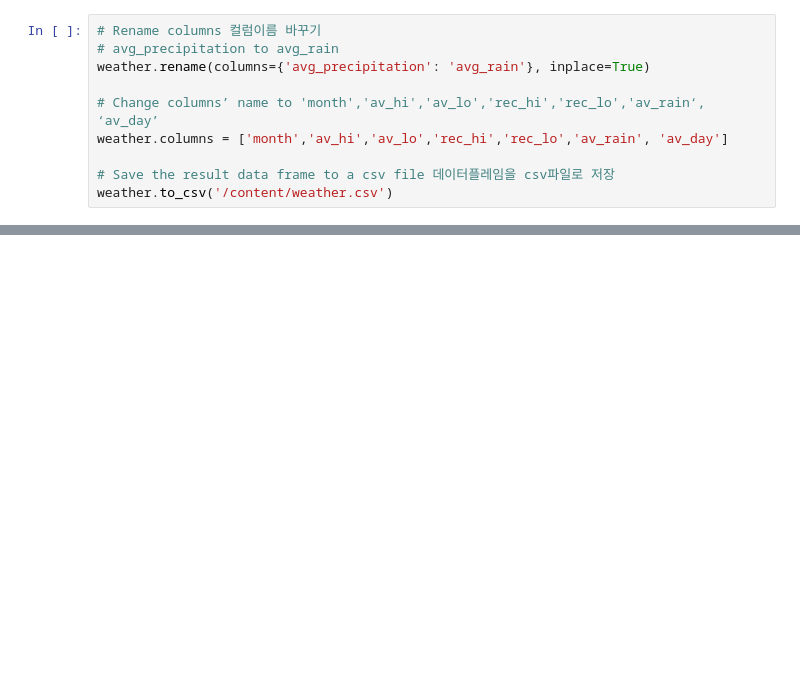
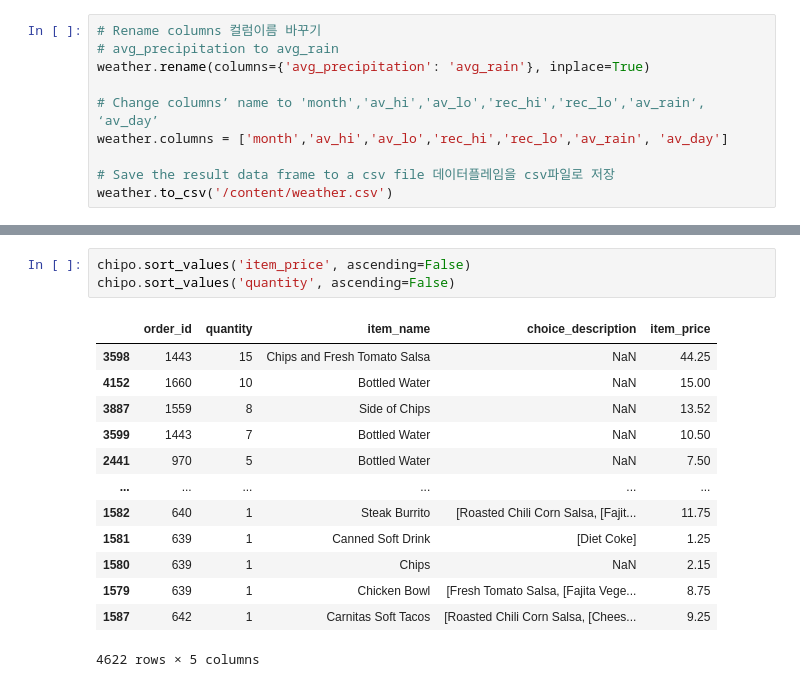
Before and after one commit to denverkim/ALGORITHM, a Jupyter notebook: LAB4.ipynb, the cells around one changed output, grey strips where cells are left out. Drawn from its saved outputs; the diff is of its cells as text; blank space fills up the shorter version.

```diff
--- a/LAB4.ipynb
+++ b/LAB4.ipynb
@@ -181,0 +193,17 @@ weather.to_csv('/content/weather.csv')
+# %%
+chipo.sort_values('item_price', ascending=False)
+chipo.sort_values('quantity', ascending=False)
+# %% [output]
+|  | order_id | quantity | item_name | choice_description | item_price |
+| 3598 | 1443 | 15 | Chips and Fresh Tomato Salsa | NaN | 44.25 |
+| 4152 | 1660 | 10 | Bottled Water | NaN | 15.00 |
+| 3887 | 1559 | 8 | Side of Chips | NaN | 13.52 |
+| 3599 | 1443 | 7 | Bottled Water | NaN | 10.50 |
+| 2441 | 970 | 5 | Bottled Water | NaN | 7.50 |
+| ... | ... | ... | ... | ... | ... |
+| 1582 | 640 | 1 | Steak Burrito | [Roasted Chili Corn Salsa, [Fajit... | 11.75 |
+| 1581 | 639 | 1 | Canned Soft Drink | [Diet Coke] | 1.25 |
+| 1580 | 639 | 1 | Chips | NaN | 2.15 |
+| 1579 | 639 | 1 | Chicken Bowl | [Fresh Tomato Salsa, [Fajita Vege... | 8.75 |
+| 1587 | 642 | 1 | Carnitas Soft Tacos | [Roasted Chili Corn Salsa, [Chees... | 9.25 |
+4622 rows × 5 columns
```
Also changed, not shown: parts of 4 cells of this notebook.
